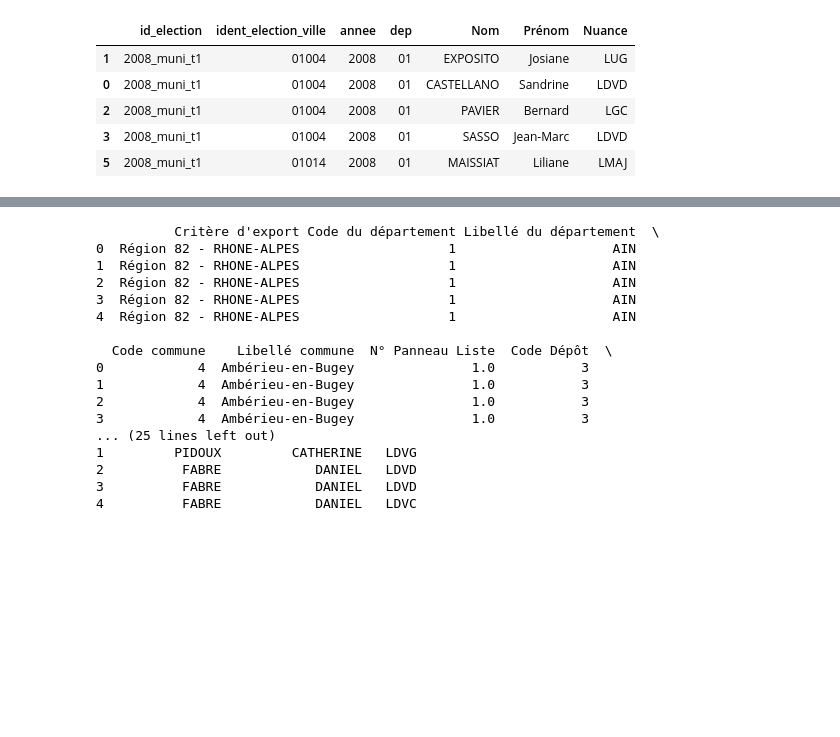
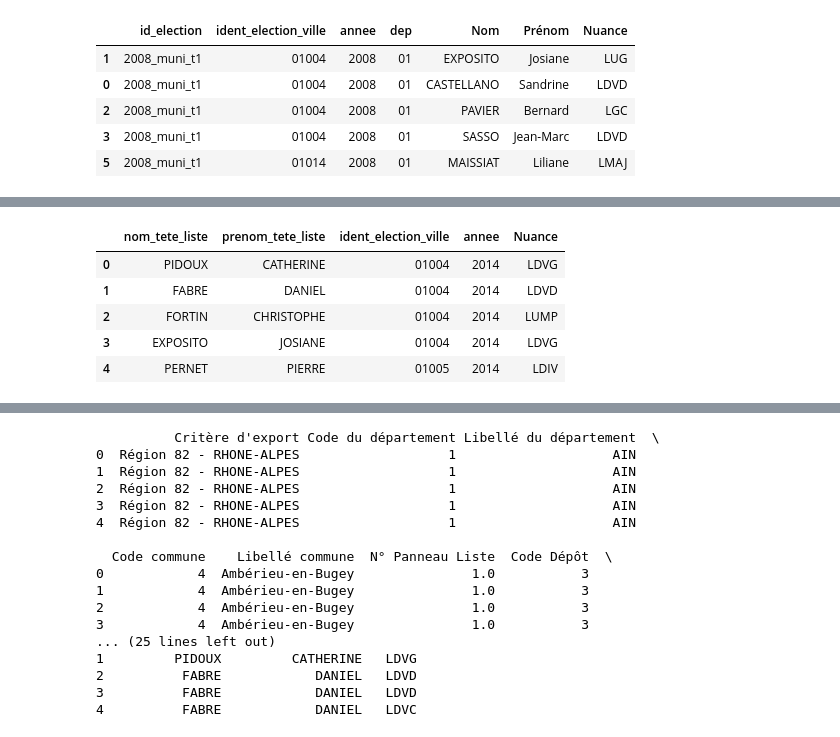
Before and after one commit to xdalp/projet3A, a Jupyter notebook: vote.ipynb, the cells around one changed output, grey strips where cells are left out. Cells and saved outputs as stored; diff of their text form; code cells hidden in the pictures; blank space fills up the shorter version.

```diff
--- a/vote.ipynb
+++ b/vote.ipynb
@@ -325,0 +341,12 @@ df_listes_muni_2014['ident_election_ville'] = df_listes_muni_2014['Code du dépa
+# %%
+# Harmonisation de sécurité (évite erreurs minuscules/majuscules/espaces)
+for col in ["ident_election_ville", "Nom", "Prénom"]:
+    df_listes_muni_2014[col] = df_listes_muni_2014[col].astype(str).str.strip().str.upper()
+    liste_candidats_nuance_muni[col] = liste_candidats_nuance_muni[col].astype(str).str.strip().str.upper()
+
+# On récupère uniquement les têtes (ordre = 1)
+tetes_listes_ss_nuance = df_listes_muni_2014[df_listes_muni_2014['N° du candidat dans la liste'] == 1].copy()
+tetes_listes_ss_nuance.drop(tetes_listes_ss_nuance[tetes_listes_ss_nuance["commune"] == "PARIS"].index)
+tetes_listes_ss_nuance.drop(labels = ['N° du candidat dans la liste', 'Code du département', 'Code commune'],
+ axis = 1, inplace=True)
+tetes_listes_ss_nuance['annee'] = '2014'
@@ -326 +362,26 @@ df_listes_muni_2014['ident_election_ville'] = df_listes_muni_2014['Code du dépa
+# %%
+liste_candidats_nuance_muni.drop(liste_candidats_nuance_muni[liste_candidats_nuance_muni["id_election"] == "2014_muni_t2"].index,
+                                axis = 0, inplace = True)
+# %%
+# On ajoute leur nuance depuis la base des nuances
+tetes_listes_avec_nuance = tetes_listes_ss_nuance.merge(
+    liste_candidats_nuance_muni[["ident_election_ville", "Nom", "Prénom", "Nuance", "annee"]],
+    on=["ident_election_ville", "Nom", "Prénom", "annee"],
+    how="left"
+)
+
+# On renomme pour préparer la jointure finale
+tetes_listes_avec_nuance = tetes_listes_avec_nuance.rename(columns={
+    "Nom": "nom_tete_liste",
+    "Prénom": "prenom_tete_liste"
+})
+# %%
+tetes_listes_avec_nuance.head()
+# %% [output]
+|  | nom_tete_liste | prenom_tete_liste | ident_election_ville | annee | Nuance |
+| 0 | PIDOUX | CATHERINE | 01004 | 2014 | LDVG |
+| 1 | FABRE | DANIEL | 01004 | 2014 | LDVD |
+| 2 | FORTIN | CHRISTOPHE | 01004 | 2014 | LUMP |
+| 3 | EXPOSITO | JOSIANE | 01004 | 2014 | LDVG |
+| 4 | PERNET | PIERRE | 01005 | 2014 | LDIV |
 # %%
```
Also changed, not shown: parts of 4 cells of this notebook.
